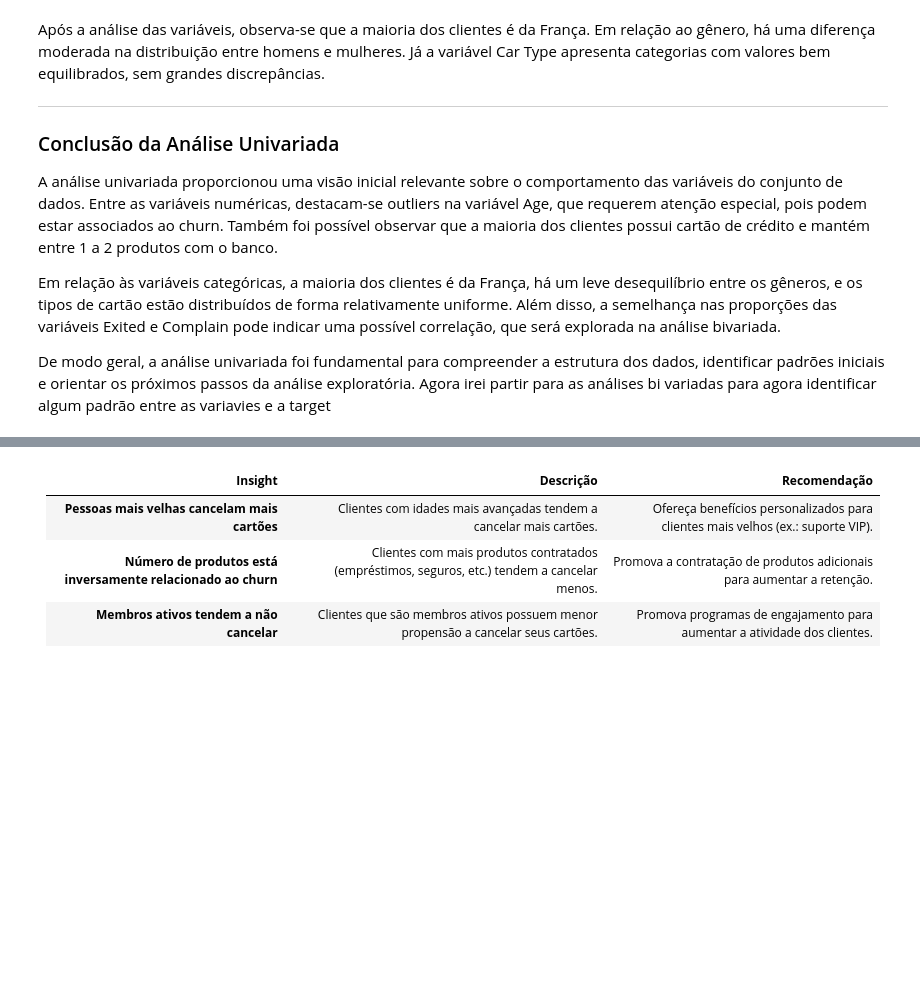
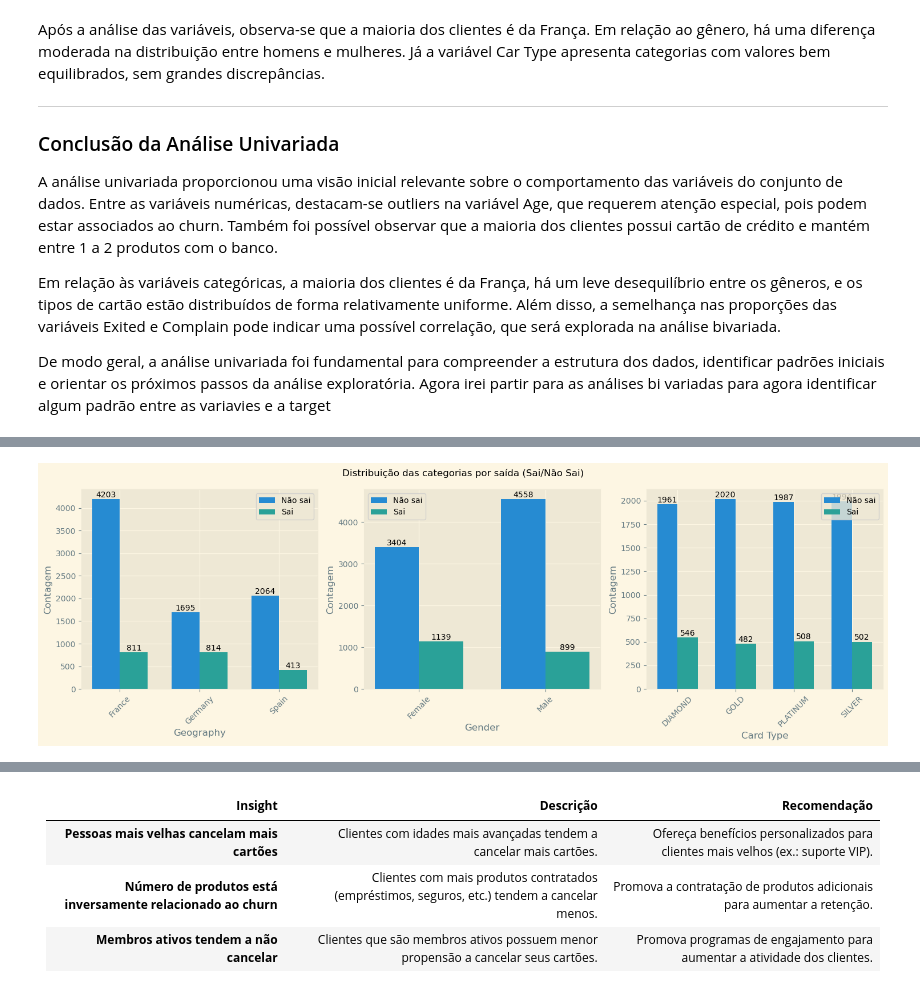
Before and after one commit to Riansito/Analise-_de_Churn_CLientes, a Jupyter notebook: Notebooks/EDA.ipynb, the cells around one changed output, grey strips where cells are left out. Cells and saved outputs as stored; diff of their text form; code cells hidden in the pictures; blank space fills up the shorter version.

Commit message:
Análise Bivariada Terminada

```diff
--- a/Notebooks/EDA.ipynb
+++ b/Notebooks/EDA.ipynb
@@ -172,0 +131,4 @@ Vemos que a média é maior, mas pouca coisa, o que não é o sufuciente para de
+# %%
+eda.analiseBivariada(df, "object")
+# %% [output]
+[figure, added]
```
Also changed, not shown: parts of 13 cells of this notebook, 1 other file.
